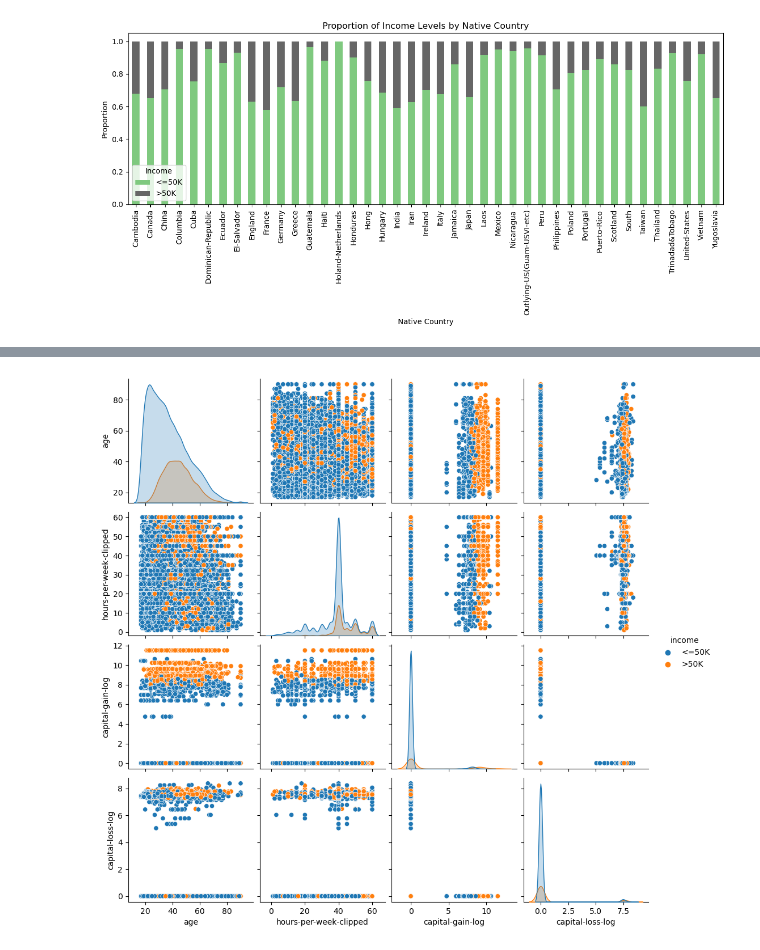
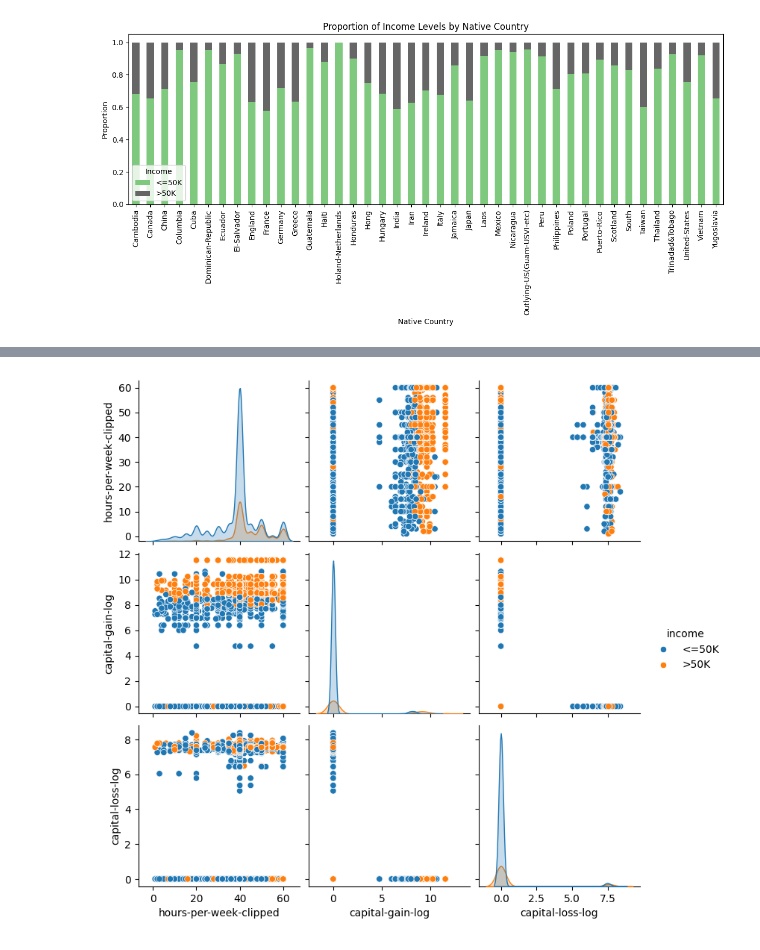
Before and after one commit to kmkri/ML_Assignments, a Jupyter notebook: ML_Assignments_Team2.ipynb, the cells around one changed output, grey strips where cells are left out. Cells and saved outputs as stored; diff of their text form; code cells hidden in the pictures.

```diff
--- a/ML_Assignments_Team2.ipynb
+++ b/ML_Assignments_Team2.ipynb
@@ -1368,6 +1383,6 @@ plt.show()
 # %%
-# Pairwise scatter plots for numerical features
-sns.pairplot(adult_df_cleaned[['age', 'hours-per-week-clipped', 'capital-gain-log', 'capital-loss-log', 'income']], hue='income')
+#pairwise scatter plots for numerical features
+sns.pairplot(adult_df_cleaned[['hours-per-week-clipped', 'capital-gain-log', 'capital-loss-log', 'income']], hue='income')
 plt.show()
 # %% [output]
-[figure, old version]
+[figure, new version]
```
Also changed, not shown: parts of 35 cells of this notebook.
